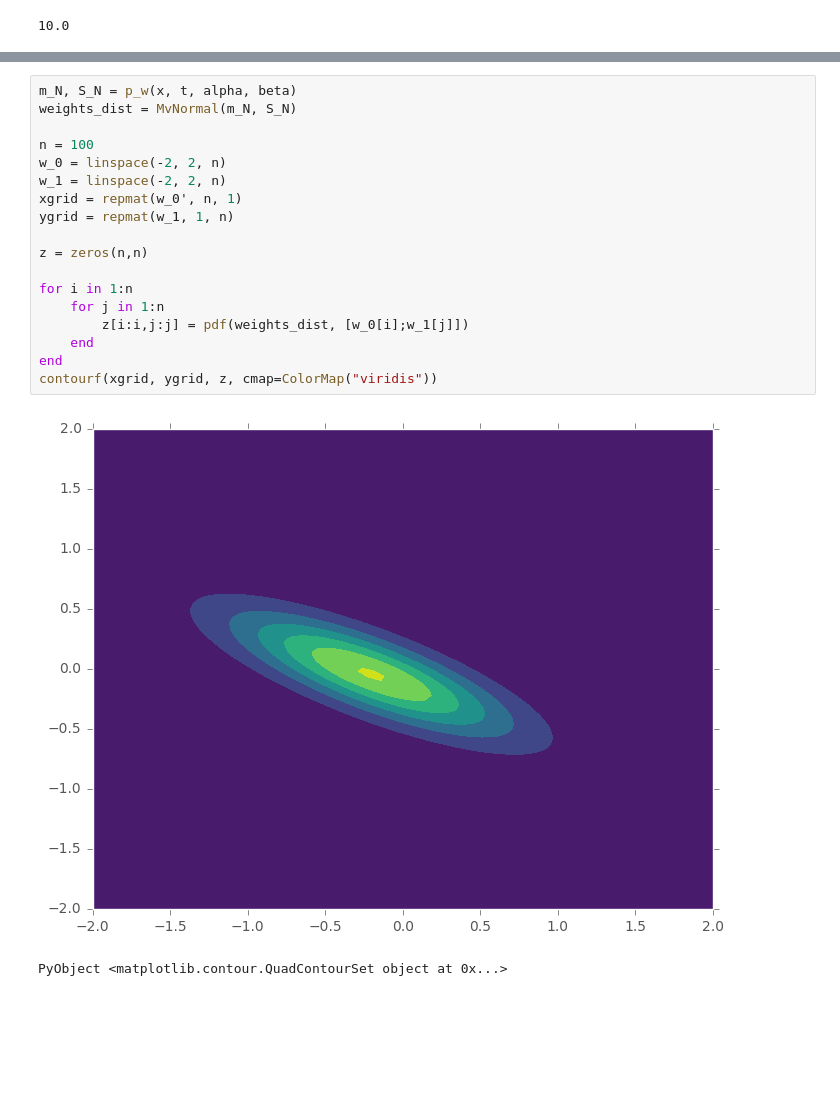
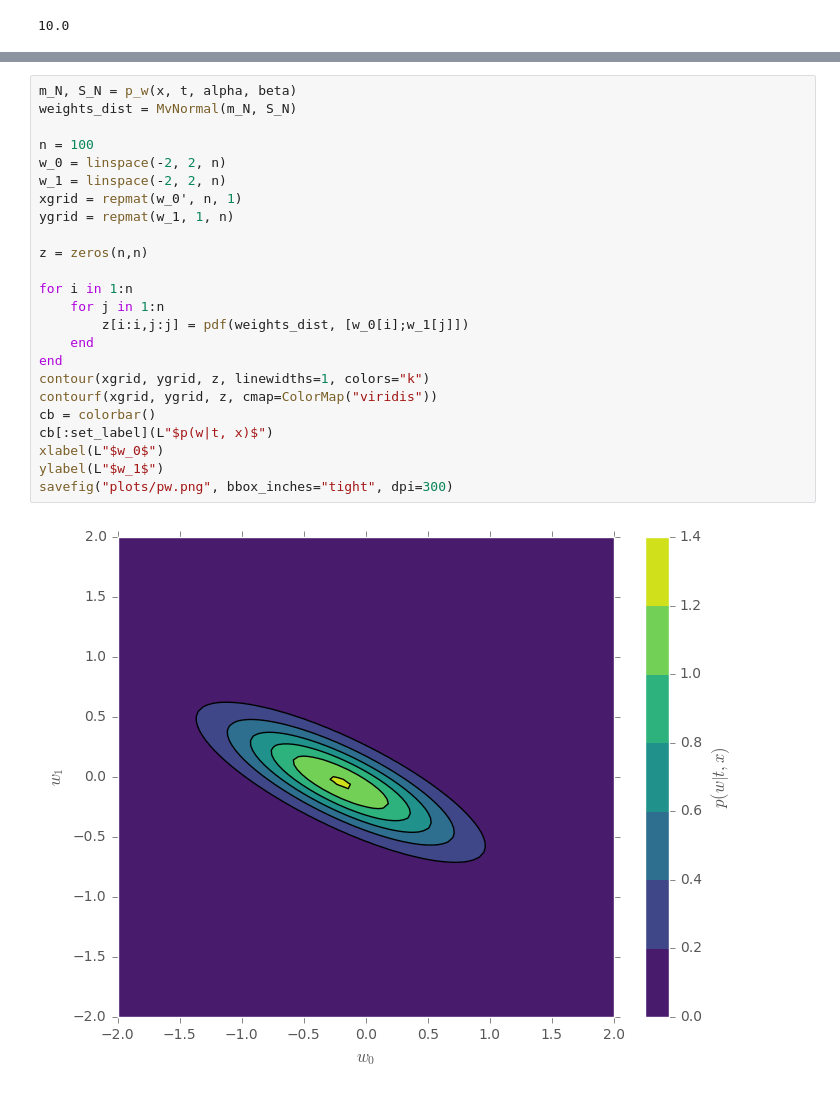
Before and after one commit to Learn2Ln/statistical-machine-learning, a Jupyter notebook: Assignment 3/Assignment 3.ipynb, the cells around one changed output, grey strips where cells are left out. Drawn from its saved outputs; the diff is of its cells as text; blank space fills up the shorter version.

```diff
--- a/Assignment 3/Assignment 3.ipynb
+++ b/Assignment 3/Assignment 3.ipynb
@@ -69,24 +46,29 @@ p_w (generic function with 1 method)
 # %%
 m_N, S_N = p_w(x, t, alpha, beta)
 weights_dist = MvNormal(m_N, S_N)
 
 n = 100
 w_0 = linspace(-2, 2, n)
 w_1 = linspace(-2, 2, n)
 xgrid = repmat(w_0', n, 1)
 ygrid = repmat(w_1, 1, n)
 
 z = zeros(n,n)
 
 for i in 1:n
     for j in 1:n
         z[i:i,j:j] = pdf(weights_dist, [w_0[i];w_1[j]])
     end
 end
+contour(xgrid, ygrid, z, linewidths=1, colors="k")
 contourf(xgrid, ygrid, z, cmap=ColorMap("viridis"))
+cb = colorbar()
+cb[:set_label](L"$p(w|t, x)$")
+xlabel(L"$w_0$")
+ylabel(L"$w_1$")
+savefig("plots/pw.png", bbox_inches="tight", dpi=300)
 # %% [output]
-[figure, old version]
+[figure, new version]
-PyObject <matplotlib.contour.QuadContourSet object at 0x...>
 # %%
 function f(x, w)
     [1 x] * w
```
Also changed, not shown: parts of 14 cells of this notebook, 8 other files.
